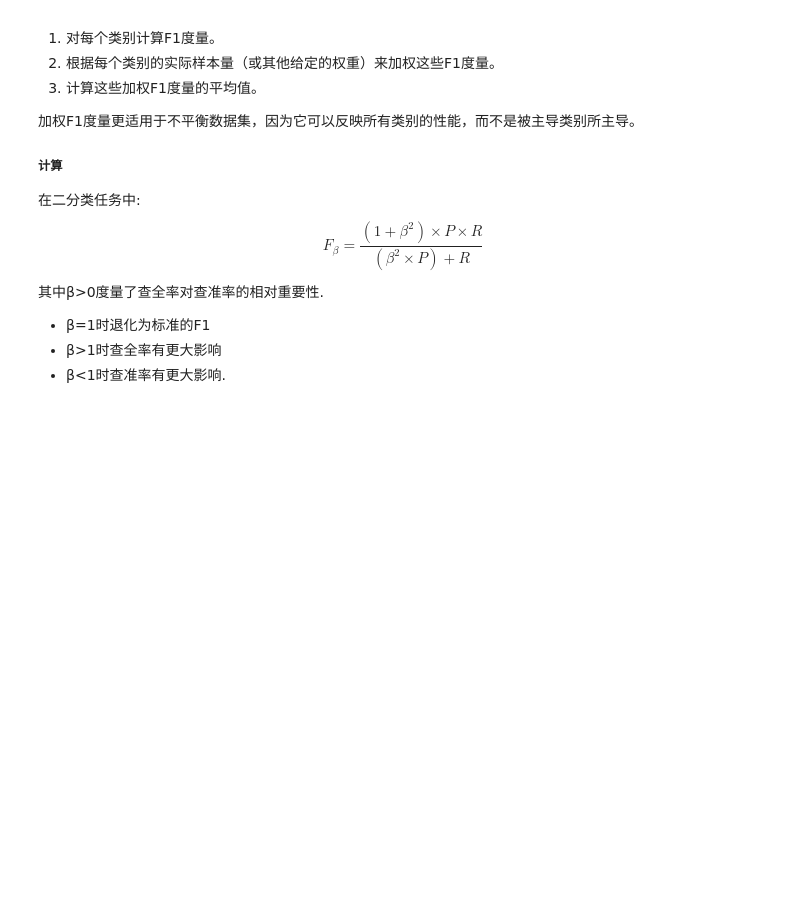
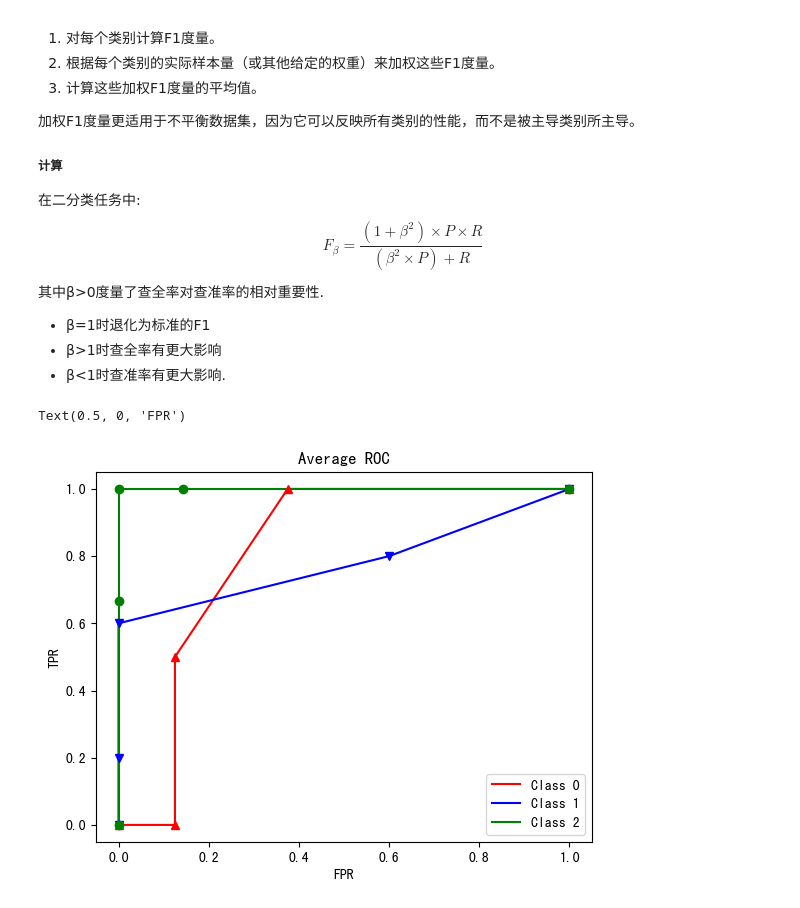
Before and after one commit to 0zero000zero0/python, a Jupyter notebook: machine learning.ipynb, the cells around one changed output. Drawn from its saved outputs; the diff is of its cells as text; code cells hidden in the pictures; blank space fills up the shorter version.

Commit message:
机器学习 添加macro，micro，weighted ROC曲线

```diff
--- a/machine learning.ipynb
+++ b/machine learning.ipynb
@@ -395,3 +389,38 @@ $$
 - β=1时退化为标准的F1
 - β>1时查全率有更大影响
 - β<1时查准率有更大影响.
+# %%
+# 作业 micro，marco，weighted
+y_true_list = [[0, 0, 1], [0, 1, 0], [1, 0, 0], [0, 0, 1], [1, 0, 0],
+               [0, 1, 0], [0, 1, 0], [0, 1, 0], [0, 0, 1], [0, 1, 0]]
+y_socre_list = [[0.1, 0.2, 0.7], [0.1, 0.6, 0.3], [0.5, 0.2, 0.3], [0.1, 0.1, 0.8], [
+    0.4, 0.2, 0.4], [0.6, 0.3, 0.1], [0.4, 0.2, 0.4], [0.4, 0.1, 0.5], [0.1, 0.1, 0.8], [0.1, 0.8, 0.1]]
+y_true = np.array(y_true_list)
+y_socre = np.array(y_socre_list)
+# print(f"{y_true}\n{y_socre}")
+# %%
+# 作业
+# each class
+from sklearn.metrics import roc_curve, roc_auc_score
+n_class = len(y_true[0])
+macro_fpr = {}
+macro_tpr = {}
+macro_auc = {}
+for i in range(n_class):
+    # 每个类分开算
+    macro_fpr[i], macro_tpr[i], _ = roc_curve(y_true[:, i], y_socre[:, i])
+# 折线图
+plt.plot(macro_fpr[0], macro_tpr[0], label='Class 0', linestyle='-', color='r')
+plt.plot(macro_fpr[1], macro_tpr[1], label='Class 1', linestyle='-', color='b')
+plt.plot(macro_fpr[2], macro_tpr[2], label='Class 2', linestyle='-', color='g')
+# 点图
+plt.plot(macro_fpr[0], macro_tpr[0], 'r^')
+plt.plot(macro_fpr[1], macro_tpr[1], 'bv')
+plt.plot(macro_fpr[2], macro_tpr[2], 'go')
+plt.legend()
+plt.title('Average ROC')
+plt.ylabel('TPR')
+plt.xlabel('FPR')
+# %% [output]
+Text(0.5, 0, 'FPR')
+[figure, added]
```
Also changed, not shown: parts of 14 cells of this notebook.
